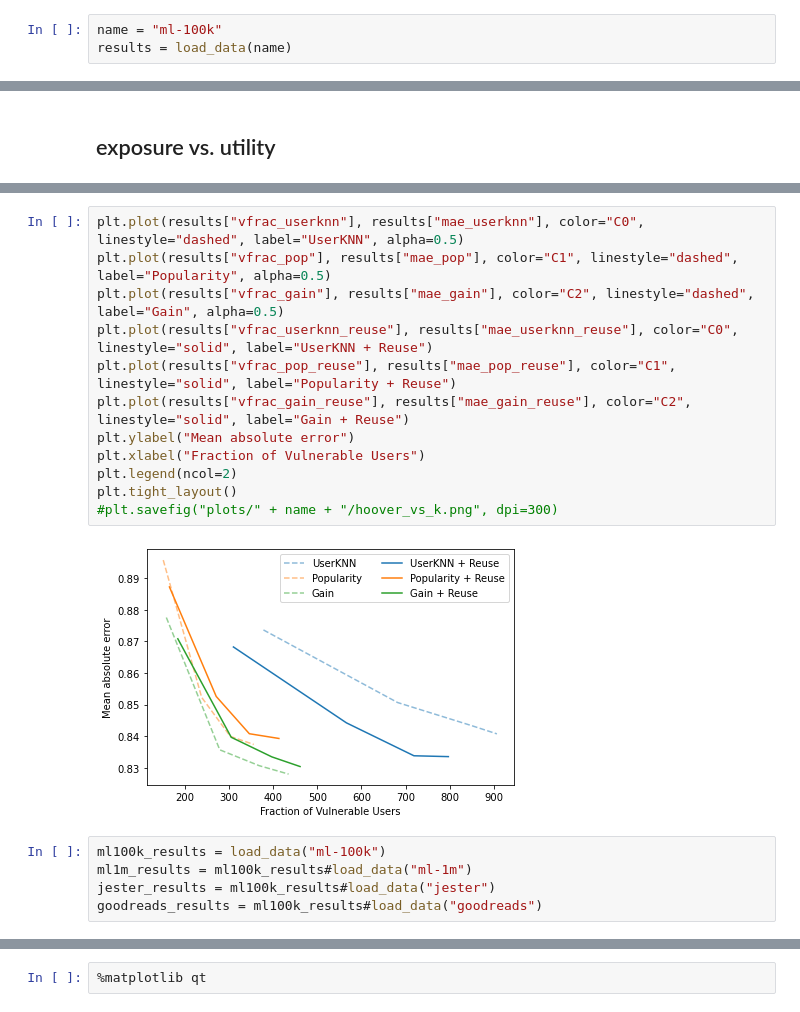
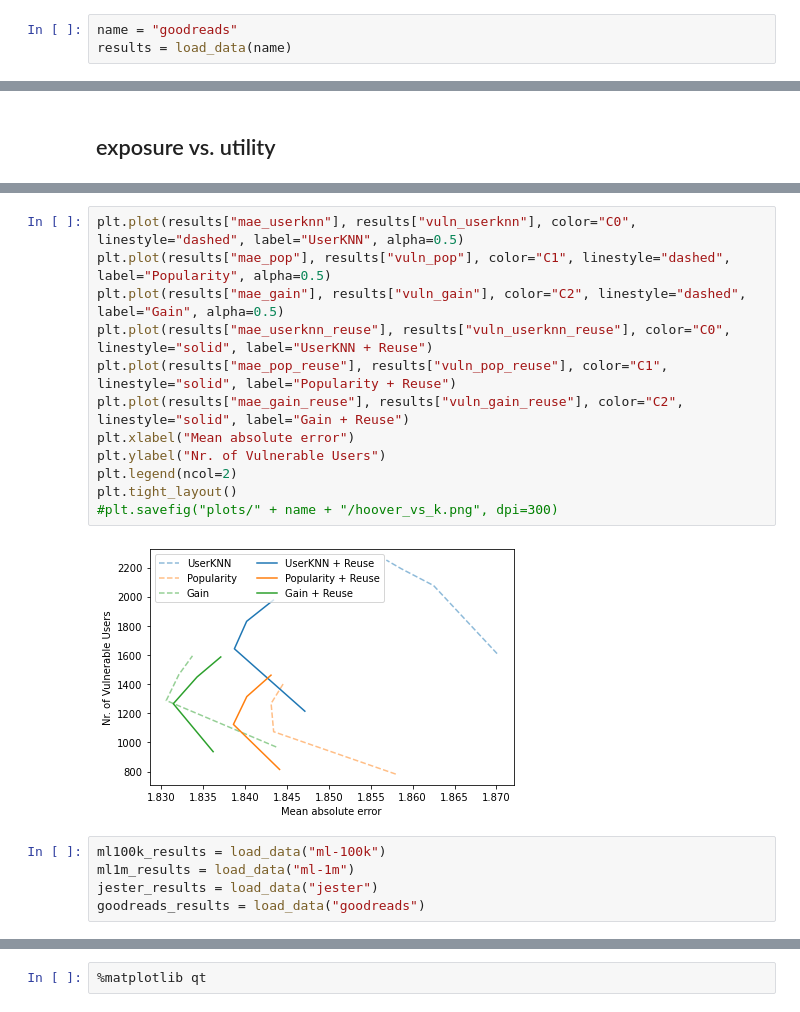
Before and after one commit to pmuellner/ReuseKNN, a Jupyter notebook: Visualization.ipynb, the cells around one changed output, grey strips where cells are left out. Drawn from its saved outputs; the diff is of its cells as text.

```diff
--- a/Visualization.ipynb
+++ b/Visualization.ipynb
@@ -36,7 +58,7 @@ def load_data(name):
 
     return results
 # %%
-name = "ml-100k"
+name = "goodreads"
 results = load_data(name)
 # %%
 %matplotlib inline
@@ -80,20 +102,20 @@ plt.savefig("plots/" + name + "/exposure_vs_mae.png", dpi=300)
 # %%
-plt.plot(results["vfrac_userknn"], results["mae_userknn"], color="C0", linestyle="dashed", label="UserKNN", alpha=0.5)
-plt.plot(results["vfrac_pop"], results["mae_pop"], color="C1", linestyle="dashed", label="Popularity", alpha=0.5)
-plt.plot(results["vfrac_gain"], results["mae_gain"], color="C2", linestyle="dashed", label="Gain", alpha=0.5)
-plt.plot(results["vfrac_userknn_reuse"], results["mae_userknn_reuse"], color="C0", linestyle="solid", label="UserKNN + Reuse")
-plt.plot(results["vfrac_pop_reuse"], results["mae_pop_reuse"], color="C1", linestyle="solid", label="Popularity + Reuse")
-plt.plot(results["vfrac_gain_reuse"], results["mae_gain_reuse"], color="C2", linestyle="solid", label="Gain + Reuse")
-plt.ylabel("Mean absolute error")
-plt.xlabel("Fraction of Vulnerable Users")
+plt.plot(results["mae_userknn"], results["vuln_userknn"], color="C0", linestyle="dashed", label="UserKNN", alpha=0.5)
+plt.plot(results["mae_pop"], results["vuln_pop"], color="C1", linestyle="dashed", label="Popularity", alpha=0.5)
+plt.plot(results["mae_gain"], results["vuln_gain"], color="C2", linestyle="dashed", label="Gain", alpha=0.5)
+plt.plot(results["mae_userknn_reuse"], results["vuln_userknn_reuse"], color="C0", linestyle="solid", label="UserKNN + Reuse")
+plt.plot(results["mae_pop_reuse"], results["vuln_pop_reuse"], color="C1", linestyle="solid", label="Popularity + Reuse")
+plt.plot(results["mae_gain_reuse"], results["vuln_gain_reuse"], color="C2", linestyle="solid", label="Gain + Reuse")
+plt.xlabel("Mean absolute error")
+plt.ylabel("Nr. of Vulnerable Users")
 plt.legend(ncol=2)
 plt.tight_layout()
 #plt.savefig("plots/" + name + "/hoover_vs_k.png", dpi=300)
 # %% [output]
-[figure, old version]
+[figure, new version]
 # %%
 ml100k_results = load_data("ml-100k")
-ml1m_results = ml100k_results#load_data("ml-1m")
-jester_results = ml100k_results#load_data("jester")
-goodreads_results = ml100k_results#load_data("goodreads")
+ml1m_results = load_data("ml-1m")
+jester_results = load_data("jester")
+goodreads_results = load_data("goodreads")
 # %%
```
Also changed, not shown: parts of 17 cells of this notebook, 2 other files.
